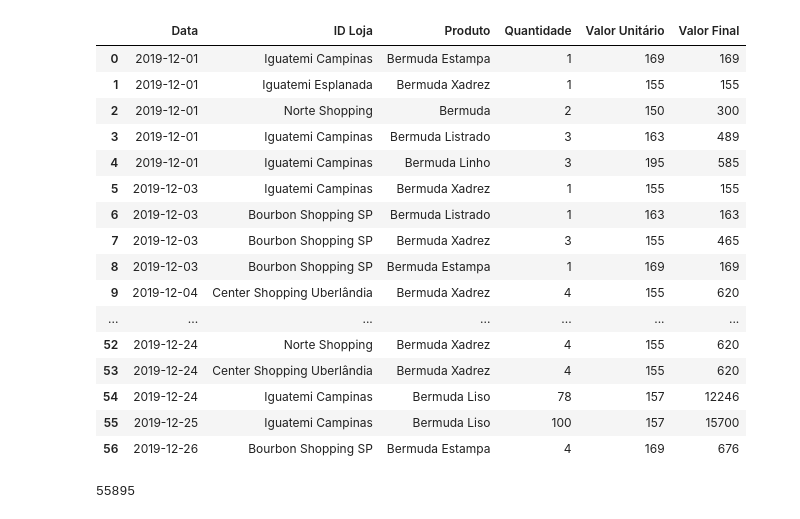
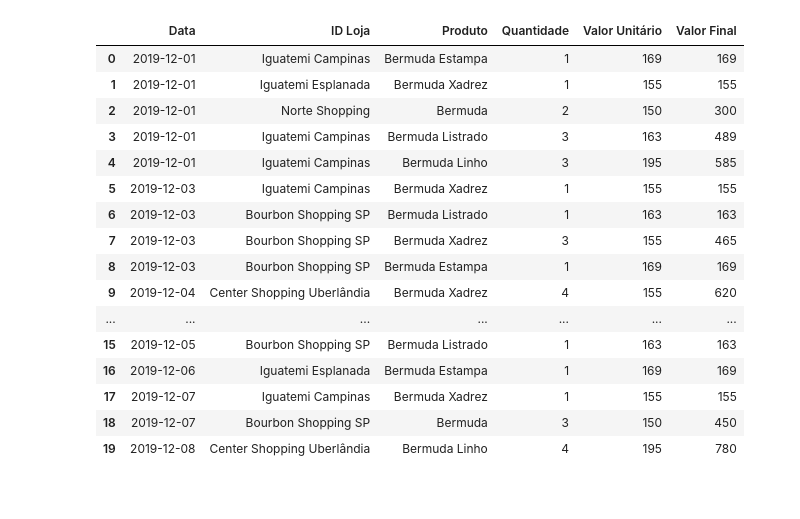
Before and after one commit to guilhptg/analise_loja_bermudas, a Jupyter notebook: analise_.ipynb, the cells around one changed output. Drawn from its saved outputs; the diff is of its cells as text; code cells hidden in the pictures.

```diff
--- a/analise_.ipynb
+++ b/analise_.ipynb
@@ -10,32 +14,22 @@ import pandas as pd
 # %%
 # importar os dados
-
-tabela = pd.read_excel('Vendas.xlsx')
-display(tabela)
+df_vendas = pd.read_excel('Vendas.xlsx')
+display(df_vendas.head(20))
 # %% [output]
 |  | Data | ID Loja | Produto | Quantidade | Valor Unitário | Valor Final |
 | 0 | 2019-12-01 | Iguatemi Campinas | Bermuda Estampa | 1 | 169 | 169 |
 | 1 | 2019-12-01 | Iguatemi Esplanada | Bermuda Xadrez | 1 | 155 | 155 |
 | 2 | 2019-12-01 | Norte Shopping | Bermuda | 2 | 150 | 300 |
 | 3 | 2019-12-01 | Iguatemi Campinas | Bermuda Listrado | 3 | 163 | 489 |
 | 4 | 2019-12-01 | Iguatemi Campinas | Bermuda Linho | 3 | 195 | 585 |
 | 5 | 2019-12-03 | Iguatemi Campinas | Bermuda Xadrez | 1 | 155 | 155 |
 | 6 | 2019-12-03 | Bourbon Shopping SP | Bermuda Listrado | 1 | 163 | 163 |
 | 7 | 2019-12-03 | Bourbon Shopping SP | Bermuda Xadrez | 3 | 155 | 465 |
 | 8 | 2019-12-03 | Bourbon Shopping SP | Bermuda Estampa | 1 | 169 | 169 |
 | 9 | 2019-12-04 | Center Shopping Uberlândia | Bermuda Xadrez | 4 | 155 | 620 |
 | ... | ... | ... | ... | ... | ... | ... |
-| 52 | 2019-12-24 | Norte Shopping | Bermuda Xadrez | 4 | 155 | 620 |
-| 53 | 2019-12-24 | Center Shopping Uberlândia | Bermuda Xadrez | 4 | 155 | 620 |
-| 54 | 2019-12-24 | Iguatemi Campinas | Bermuda Liso | 78 | 157 | 12246 |
-| 55 | 2019-12-25 | Iguatemi Campinas | Bermuda Liso | 100 | 157 | 15700 |
-| 56 | 2019-12-26 | Bourbon Shopping SP | Bermuda Estampa | 4 | 169 | 676 |
+| 15 | 2019-12-05 | Bourbon Shopping SP | Bermuda Listrado | 1 | 163 | 163 |
+| 16 | 2019-12-06 | Iguatemi Esplanada | Bermuda Estampa | 1 | 169 | 169 |
+| 17 | 2019-12-07 | Iguatemi Campinas | Bermuda Xadrez | 1 | 155 | 155 |
+| 18 | 2019-12-07 | Bourbon Shopping SP | Bermuda | 3 | 150 | 450 |
+| 19 | 2019-12-08 | Center Shopping Uberlândia | Bermuda Linho | 4 | 195 | 780 |
-# %%
-# panorama geral e analises
-
-vendas_total = tabela['Valor Final'].sum()
-print(vendas_total)
-
-# qual loja vende mais ?
-# %% [output]
-55895
```
Also changed, not shown: parts of 15 cells of this notebook, 3 other files.
